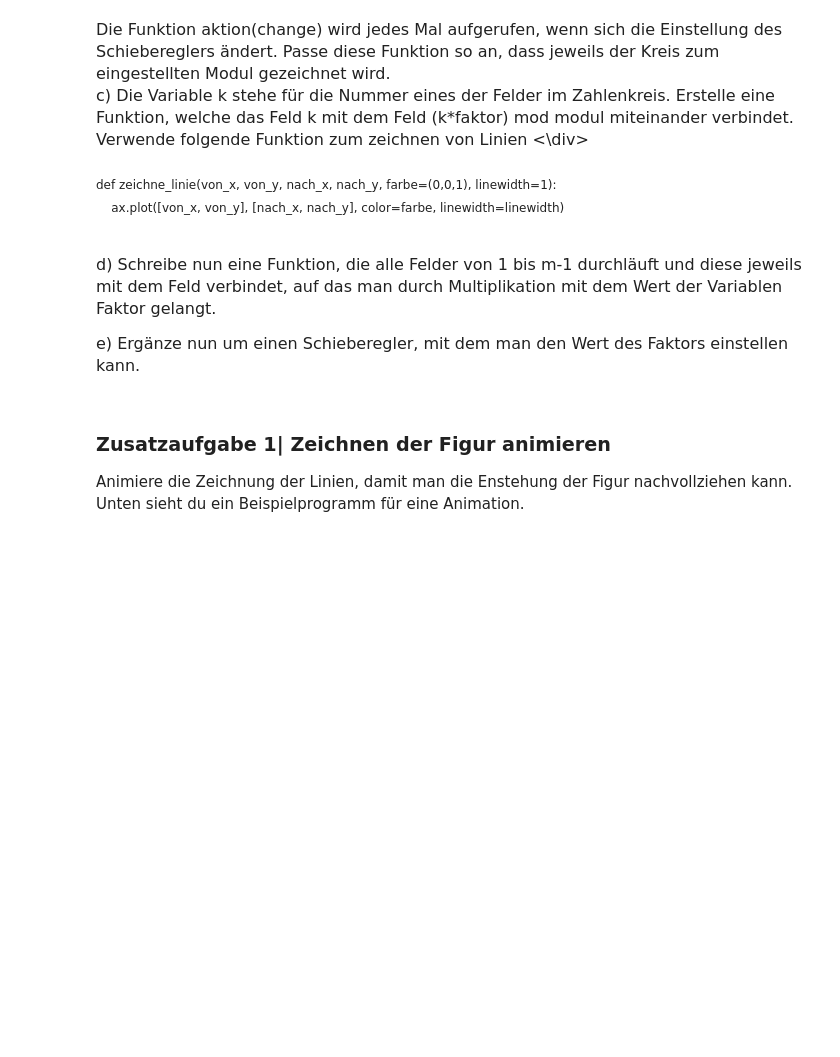
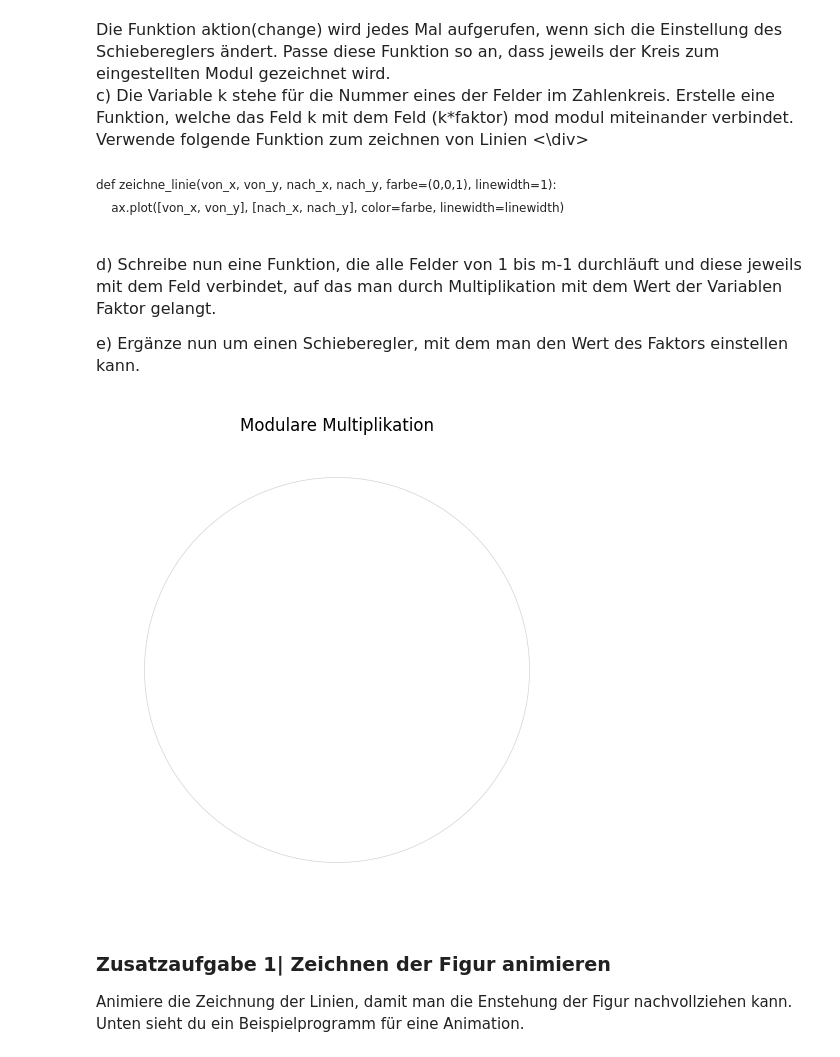
Before and after one commit to swSchule/Kryptologie, a Jupyter notebook: content/worksheets/ZAB_Modulare_Multipliktion.ipynb, the cells around one changed output. Saved outputs shown, nothing was run; the diff lists cells and outputs as text; code cells hidden in the pictures; blank space fills up the shorter version.

```diff
--- a/content/worksheets/ZAB_Modulare_Multipliktion.ipynb
+++ b/content/worksheets/ZAB_Modulare_Multipliktion.ipynb
@@ -51,7 +54,7 @@ d) Schreibe nun eine Funktion, die alle Felder von 1 bis m-1 durchläuft und die
 
 e) Ergänze nun um einen Schieberegler, mit dem man den Wert des Faktors einstellen kann.
 # %%
-
+from IPython.display import clear_output, display
 def initialisieren():
     """
     Initialisiert die Zeichenfläche einschließlich eines Kreises mit Radius 1.
@@ -66,34 +69,36 @@ def initialisieren():
     kreis = plt.Circle((0, 0), 1, color='lightgray', fill=False, linewidth=0.5)
     ax.add_artist(kreis)
 
 def zeichne_kreis(x,y, radius=0.01, farbe='gray', nummer =-1):
     """
     Zeichnet einen ausgefüllten Kreis auf ax mit angegebenem Mittelpunkt, Radius und Farbe, ohne Rand.
     Falls nummer >= 0, wird die Zahl als Beschriftung hinzugefügt.
     """
     kreis = plt.Circle((x, y), radius, color=farbe, fill=True, linewidth=0)
     ax.add_artist(kreis)
     if nummer>=0:
         ax.text(1.1 * x, 1.1 * y, str(nummer), ha='center', va='center', fontsize=7)  # Beschriftung
 
 def feld_position(nummer):
    """
    Berechnet die Koordinaten eines Feldes im Zahlenkreis.Hinweis: Verwende sin und cos im Bogenmaß.
    """
    x=0
    y=0
    return x, y
 
 
 
 #Globale Variablen
 modul= 10
 faktor = 3
 plt.close('all')  # Alle alten Figuren schließen
-#Hauptprogramm
 fig, ax = plt.subplots(figsize=(6, 6))#Zeichenfläche erstellen
+initialisieren()
 plt.show()#Zeichenfläche anzeigen
 initialisieren()
+# %% [output]
+[figure, added]
 # %% [markdown]
 ### **Zusatzaufgabe 1| Zeichnen der Figur animieren**
 Animiere die Zeichnung der Linien, damit man die Enstehung der Figur nachvollziehen kann. Unten sieht du ein Beispielprogramm für eine Animation.
```
Also changed, not shown: parts of 1 cell of this notebook.
